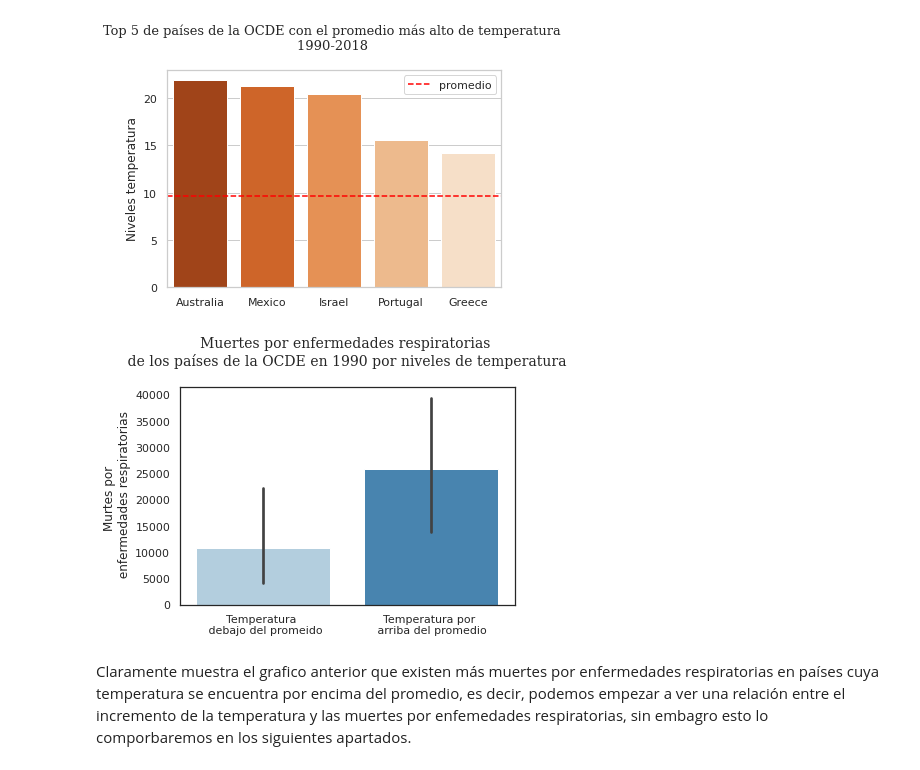
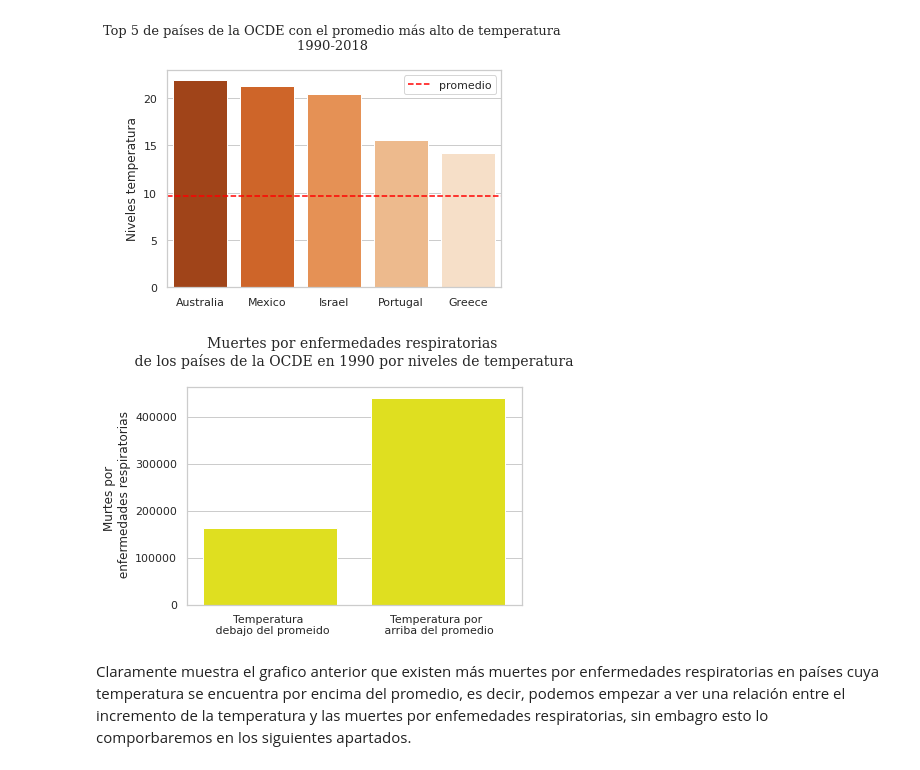
Before and after one commit to LIZZETHGOMEZ/Data-Science-Fase-3-BEDU-Santander, a Jupyter notebook: Notebook.ipynb, the cells around one changed output. Cells and saved outputs as stored; diff of their text form; code cells hidden in the pictures.

```diff
--- a/Notebook.ipynb
+++ b/Notebook.ipynb
@@ -653,14 +648,15 @@ df_1990 = df[df['year'] == 1990]
 df_2018 = df[df['year'] == 2018]
 # %%
 # Graficamos
-sns.set_theme(style = 'white');
-sns.barplot(data = df_1990, y = "total_respiratory_diseases", x = 'mean_temp_category', palette = 'Blues' );
+count = df_1990.groupby('mean_temp_category')['total_respiratory_diseases'].sum()
+sns.set_theme(style = 'whitegrid');
+sns.barplot(y = count , x = count.index, color = 'Yellow' );
 plt.xticks([0,1], labels = ('Temperatura \n debajo del promeido', 'Temperatura por \n arriba del promedio'));
 plt.xlabel('')
 plt.ylabel('Murtes por \n enfermedades respiratorias');
 plt.title('Muertes por enfermedades respiratorias \n de los países de la OCDE en 1990 por niveles de temperatura \n', size = 14, family = 'serif');
 # %% [output]
-[figure, old version]
+[figure, new version]
 # %% [markdown]
 Claramente muestra el grafico anterior que existen más muertes por enfermedades respiratorias en países cuya temperatura se encuentra por encima del promedio, es decir, podemos empezar a ver una relación entre el incremento de la temperatura y las muertes por enfemedades respiratorias, sin embagro esto lo comporbaremos en los siguientes apartados.
 # %% [markdown]
```
Also changed, not shown: parts of 11 cells of this notebook.
